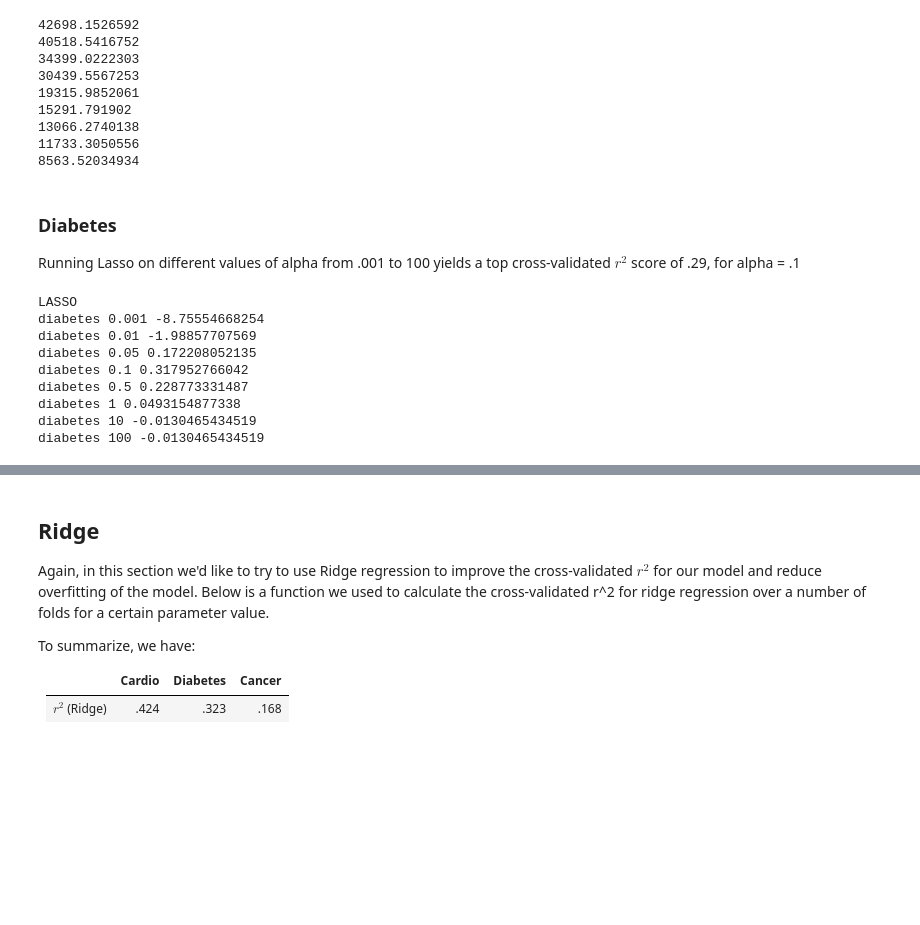
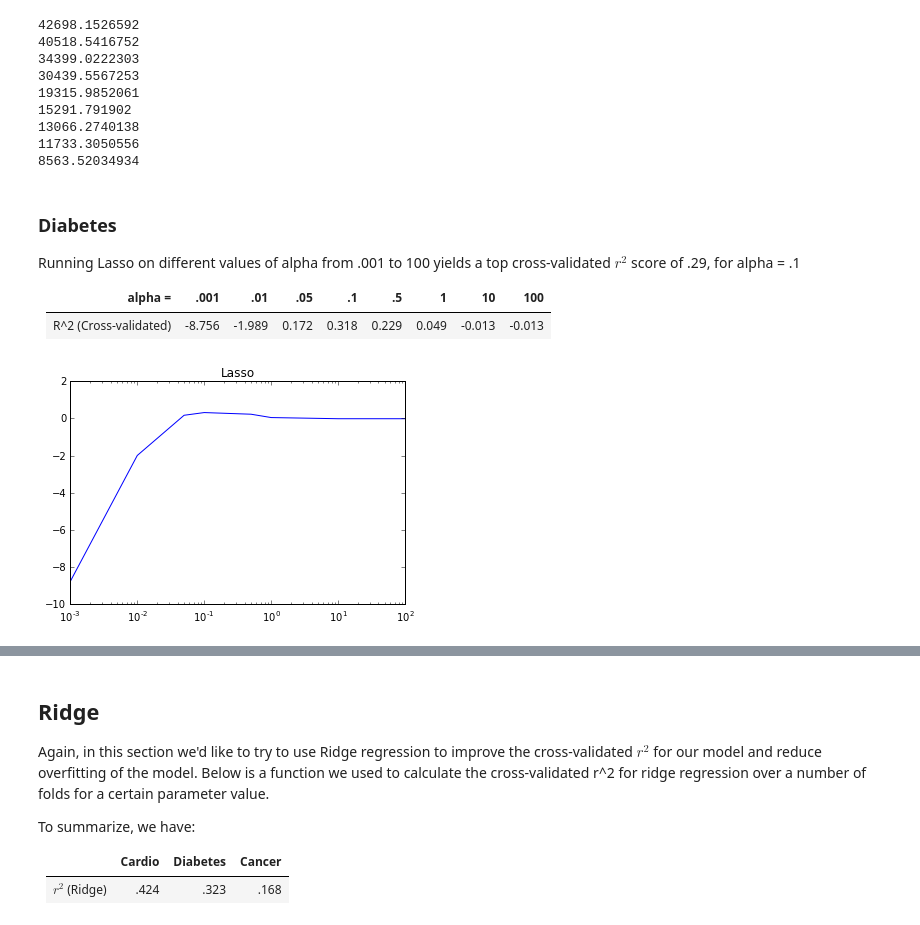
Before and after one commit to angierao/cs109a-project, a Jupyter notebook: Models.ipynb, the cells around one changed output, grey strips where cells are left out. Drawn from its saved outputs; the diff is of its cells as text; code cells hidden in the pictures; blank space fills up the shorter version.

```diff
--- a/Models.ipynb
+++ b/Models.ipynb
@@ -311,17 +352,20 @@ for alph in [.001, .01, .05, .1, .5, 1, 2, 10, 100]:
 # %% [markdown]
 ### Diabetes
 Running Lasso on different values of alpha from .001 to 100 yields a top cross-validated $r^2$ score of .29, for alpha = .1
+
+|alpha = |.001 | .01 | .05 | .1 |.5 | 1 | 10 | 100|
+|:---: | :---: | :---: | :---:| :---: |:---: | :---: | :---:| :---: |
+|R^2 (Cross-validated)| -8.756 | -1.989 | 0.172 | 0.318|  0.229 | 0.049 | -0.013| -0.013 |
 # %%
-print "LASSO"
-for alpha in [.001, .01, .05, .1, .5, 1, 10, 100]:
-    print "diabetes",alpha, lasso_k_fold_r_squared(x_df,diabetes_df,4, alpha)
+alphas = [.001, .01, .05, .1, .5, 1, 10, 100]
+cv_r2 = []
+
+for alpha in alphas:
+    cv_r2.append(lasso_k_fold_r_squared(x_df,diabetes_df,4, alpha))
+
+plt.plot(alphas, cv_r2)
+plt.title('Lasso')
+plt.xscale("log", nonposx='clip')
+plt.show()
 # %% [output]
-LASSO
-diabetes 0.001 -8.75554668254
-diabetes 0.01 -1.98857707569
-diabetes 0.05 0.172208052135
-diabetes 0.1 0.317952766042
-diabetes 0.5 0.228773331487
-diabetes 1 0.0493154877338
-diabetes 10 -0.0130465434519
-diabetes 100 -0.0130465434519
+[figure, added]
```
Also changed, not shown: parts of 18 cells of this notebook.
